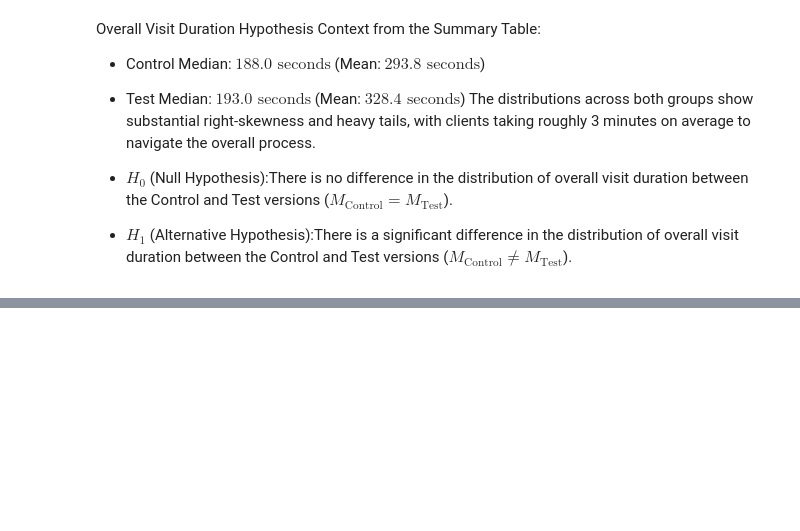
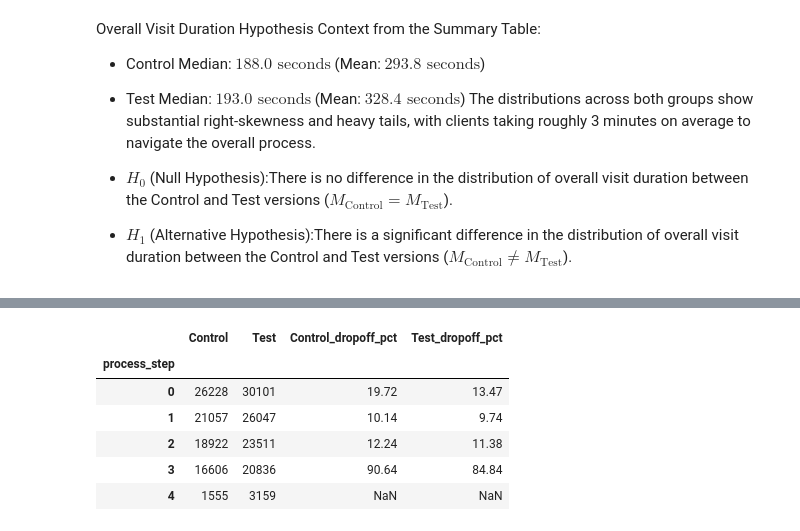
Before and after one commit to Pumikako/slytherin, a Jupyter notebook: Sofija's Analysis.ipynb, the cells around one changed output, grey strips where cells are left out. Cells and saved outputs as stored; diff of their text form; code cells hidden in the pictures; blank space fills up the shorter version.

```diff
--- a/Sofija's Analysis.ipynb
+++ b/Sofija's Analysis.ipynb
@@ -170,0 +218,28 @@ The distributions across both groups show substantial right-skewness and heavy t
+# %%
+# 1. Count unique visits that reached each step by Variation
+funnel = (
+    df_final_web_data.groupby(["process_step", "Variation"])["visit_id"]
+    .nunique()
+    .unstack("Variation")
+)
+
+# 2. Calculate Drop-off Rate to the next step: (Current - Next) / Current * 100
+funnel_dropoff = pd.DataFrame(index=funnel.index)
+
+for col in funnel.columns:
+    next_step_visits = funnel[col].shift(-1)
+    funnel_dropoff[f"{col}_dropoff_pct"] = (
+        (funnel[col] - next_step_visits) / funnel[col] * 100
+    ).round(2)
+
+# Step 4 is the final completion step (drop-off to next step is not applicable)
+funnel_summary = funnel.join(funnel_dropoff)
+display(funnel_summary)
+# %% [output]
+|  | Control | Test | Control_dropoff_pct | Test_dropoff_pct |
+| process_step |  |  |  |  |
+| 0 | 26228 | 30101 | 19.72 | 13.47 |
+| 1 | 21057 | 26047 | 10.14 | 9.74 |
+| 2 | 18922 | 23511 | 12.24 | 11.38 |
+| 3 | 16606 | 20836 | 90.64 | 84.84 |
+| 4 | 1555 | 3159 | NaN | NaN |
```
Also changed, not shown: parts of 12 cells of this notebook.
